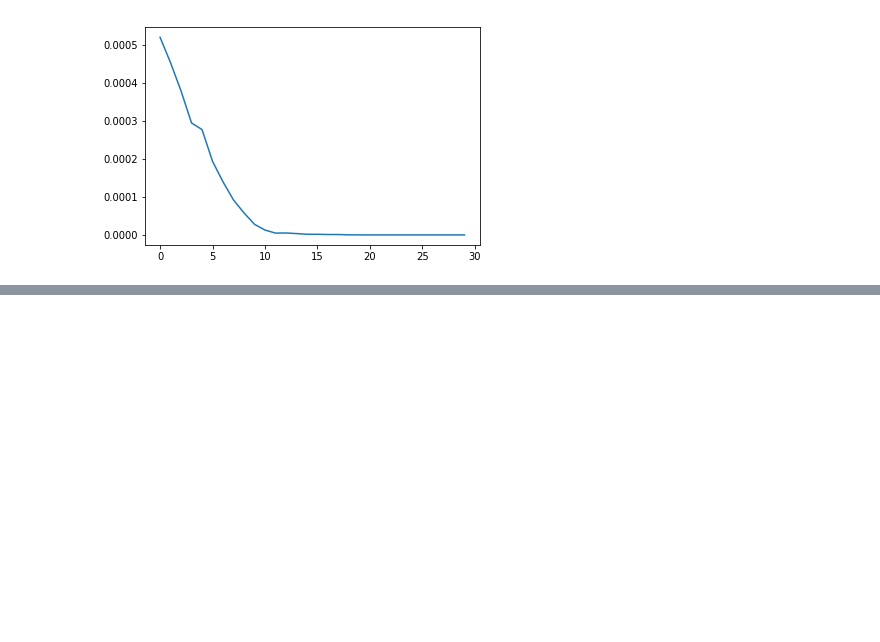
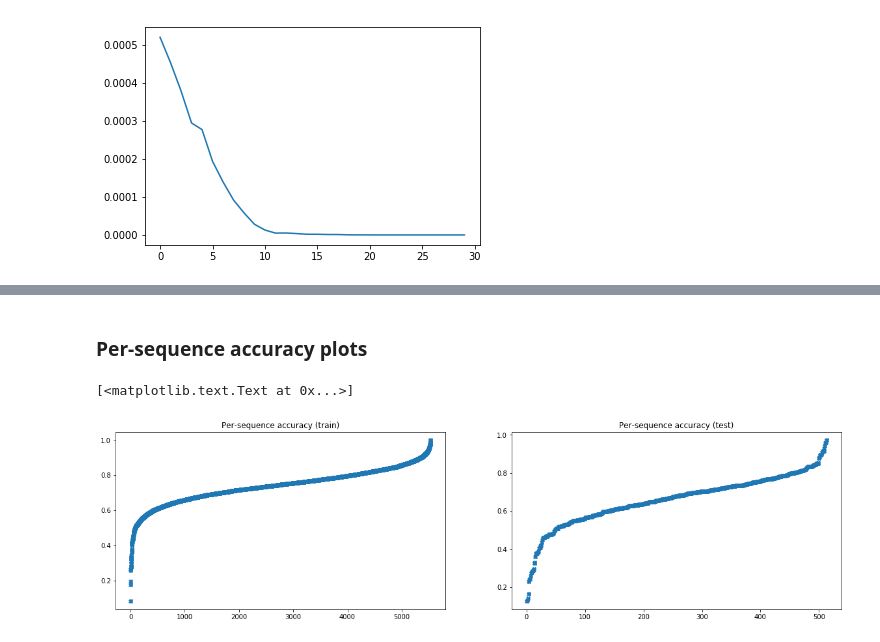
Before and after one commit to Juillermo/saliencyPSSP, a Jupyter notebook: Testing.ipynb, the cells around one changed output, grey strips where cells are left out. Cells and saved outputs as stored; diff of their text form; code cells hidden in the pictures; blank space fills up the shorter version.

```diff
--- a/Testing.ipynb
+++ b/Testing.ipynb
@@ -231,0 +252,13 @@ print(saliency_info, "caca")
+# %% [markdown]
+### Per-sequence accuracy plots
+# %%
+fig,ax = plt.subplots(1,2, figsize=(20,5))
+
+ax[0].plot(sorted(seq_acc_train), marker="X", linewidth=0)
+ax[0].set(title='Per-sequence accuracy (train)')
+
+ax[1].plot(sorted(seq_acc_test), marker="X", linewidth=0)
+ax[1].set(title='Per-sequence accuracy (test)')
+# %% [output]
+[<matplotlib.text.Text at 0x...>]
+[figure, added]
```
Also changed, not shown: parts of 13 cells of this notebook, 2 other files.
